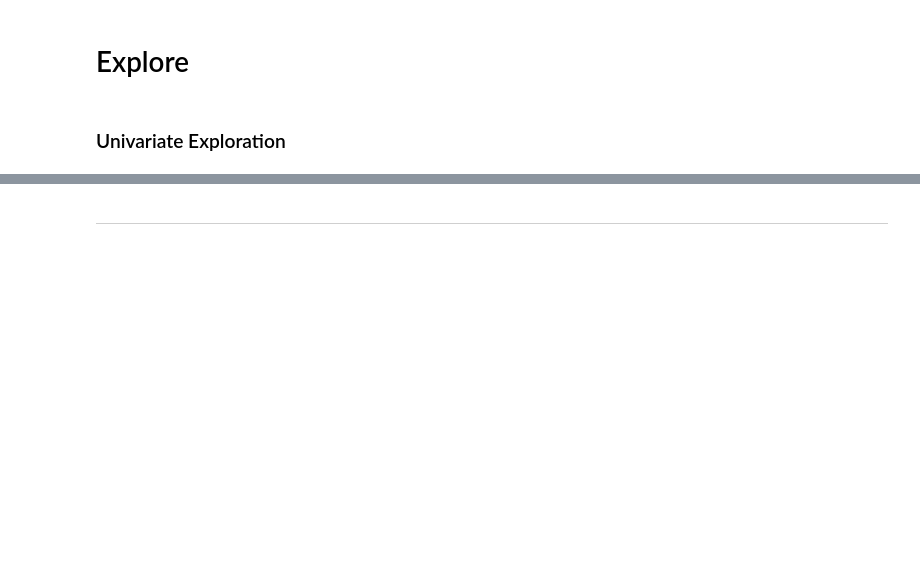
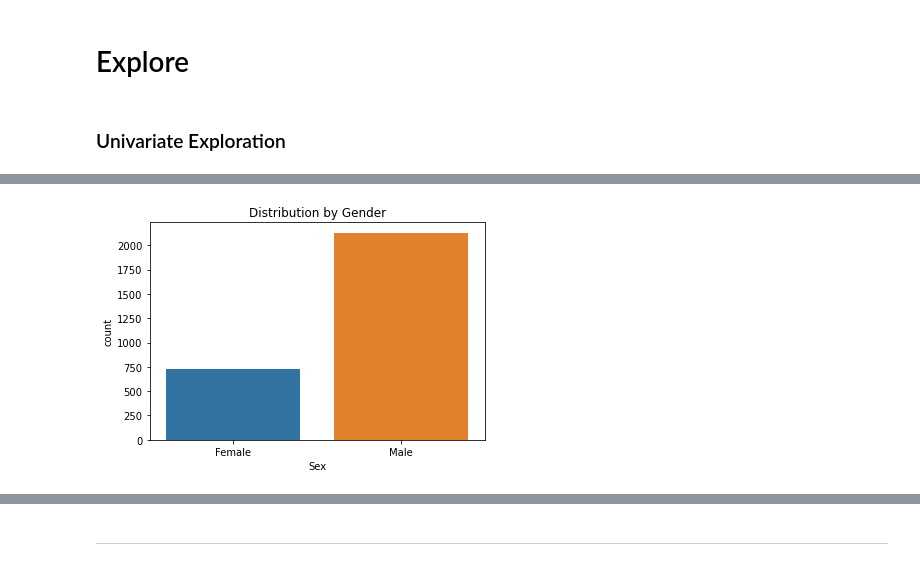
Before and after one commit to natasharivers/individual_project, a Jupyter notebook: Final Notebook.ipynb, the cells around one changed output, grey strips where cells are left out. Saved outputs shown, nothing was run; the diff lists cells and outputs as text; code cells hidden in the pictures; blank space fills up the shorter version.

```diff
--- a/Final Notebook.ipynb
+++ b/Final Notebook.ipynb
@@ -182,0 +302,7 @@ plt.show()
+# %%
+#visualize distribution by gender
+sns.countplot(x='Sex', data=train)
+plt.title('Distribution by Gender')
+None
+# %% [output]
+[figure, added]
```
Also changed, not shown: parts of 59 cells of this notebook.
